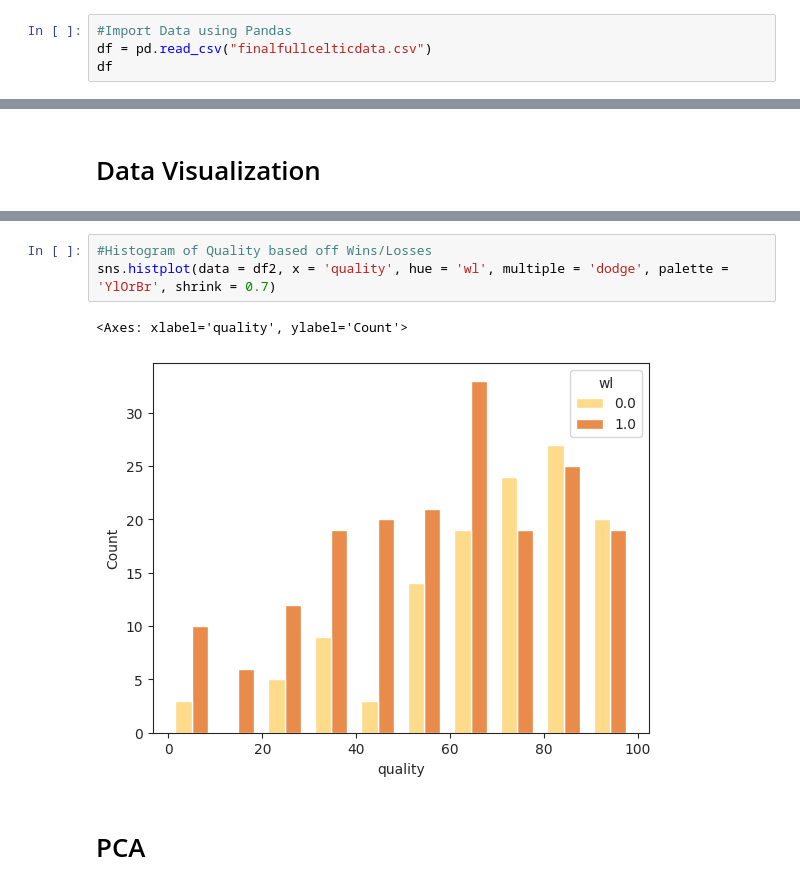
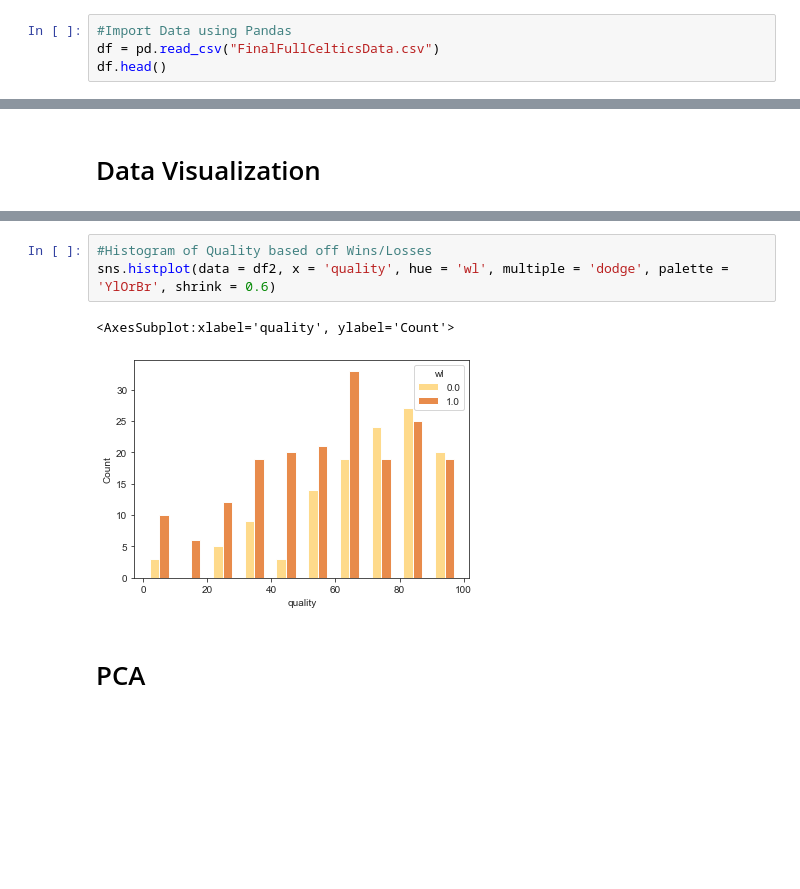
Before and after one commit to phillipxkg99/Predicting-2023-Boston-Celtics-Regular-Season-Wins, a Jupyter notebook: CelticsDataAnalysis.ipynb, the cells around one changed output, grey strips where cells are left out. Saved outputs shown, nothing was run; the diff lists cells and outputs as text; blank space fills up the shorter version.

```diff
--- a/CelticsDataAnalysis.ipynb
+++ b/CelticsDataAnalysis.ipynb
@@ -38,8 +33,8 @@ Saving finalfullcelticdata.csv to finalfullcelticdata (1).csv
 # Import Data
 # %%
 #Import Data using Pandas
-df = pd.read_csv("finalfullcelticdata.csv")
-df
+df = pd.read_csv("FinalFullCelticsData.csv")
+df.head()
 # %% [output]
 |  | Unnamed: 0 | season_id | game_id | game_date | team_id | team_abbreviation | matchup | wl_x | fgm | ... |
 | 0 | 236 | 22018 | 21800001 | 2018-10-16 | 1610612738 | BOS | BOS @ PHI | 1 | 42.0 | ... |
@@ -121,9 +100,9 @@ scatter.refline(y = 1500,
 # %%
 #Histogram of Quality based off Wins/Losses
-sns.histplot(data = df2, x = 'quality', hue = 'wl', multiple = 'dodge', palette = 'YlOrBr', shrink = 0.7)
+sns.histplot(data = df2, x = 'quality', hue = 'wl', multiple = 'dodge', palette = 'YlOrBr', shrink = 0.6)
 # %% [output]
-<Axes: xlabel='quality', ylabel='Count'>
+<AxesSubplot:xlabel='quality', ylabel='Count'>
-[figure, old version]
+[figure, new version]
 # %% [markdown]
 # PCA
 # %%
```
Also changed, not shown: parts of 66 cells of this notebook, 1 other file.
